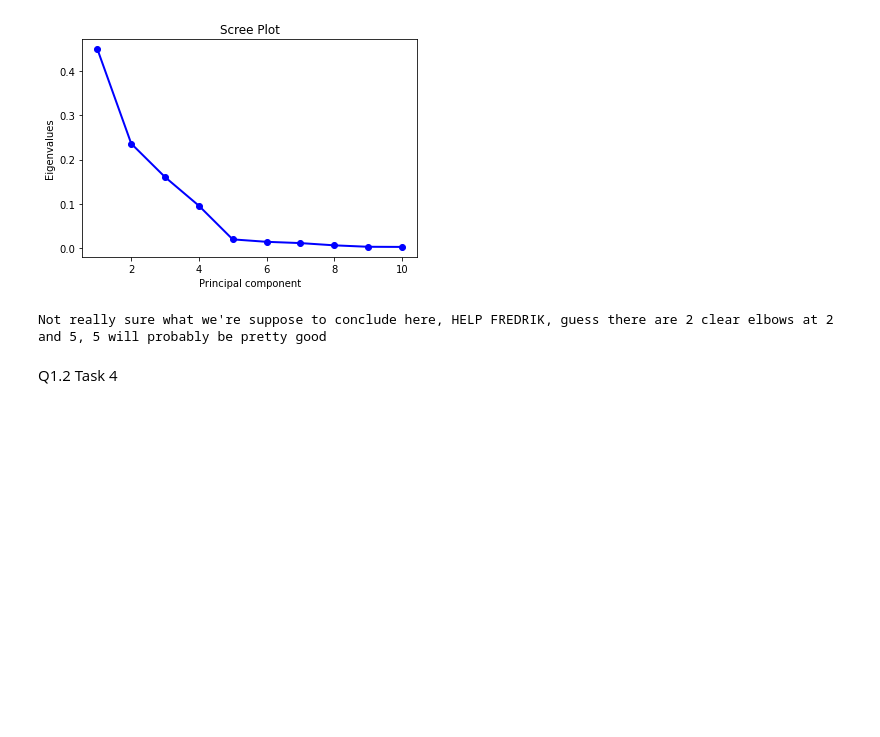
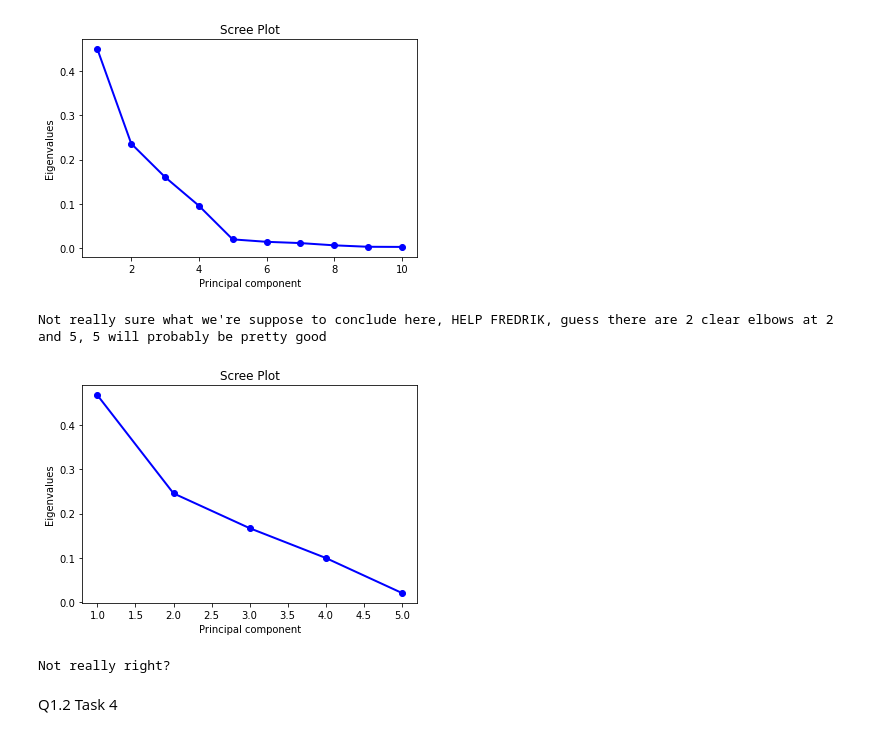
Before and after one commit to antonsandberg/Big-Data, a Jupyter notebook: Project2.ipynb, the cells around one changed output. Saved outputs shown, nothing was run; the diff lists cells and outputs as text; code cells hidden in the pictures; blank space fills up the shorter version.

```diff
--- a/Project2.ipynb
+++ b/Project2.ipynb
@@ -203,5 +209,26 @@ print("Not really sure what we're suppose to conclude here, HELP FREDRIK, guess
 # %% [output]
 [figure]
 Not really sure what we're suppose to conclude here, HELP FREDRIK, guess there are 2 clear elbows at 2 and 5, 5 will probably be pretty good
+# %%
+# Finally, check wather we can trim the PC-data further:
+n_of_components = 5
+
+pca = PCA(n_of_components)
+principalComponents = pca.fit_transform(normalized_df)
+
+PC_values = np.arange(pca.n_components) + 1
+N = np.matrix(principalComponents.T)*np.matrix(principalComponents)
+A, B, C = np.linalg.svd(N)
+eigen_values = B**2/(np.sum(B**2))
+plt.plot(PC_values, eigen_values, 'o-', linewidth=2, color='blue')
+plt.title('Scree Plot')
+plt.xlabel('Principal component')
+plt.ylabel('Eigenvalues')
+plt.show()
+
+print('Not really right?')
+# %% [output]
+[figure, added]
+Not really right?
 # %% [markdown]
 Q1.2 Task 4
```
Also changed, not shown: parts of 10 cells of this notebook.
